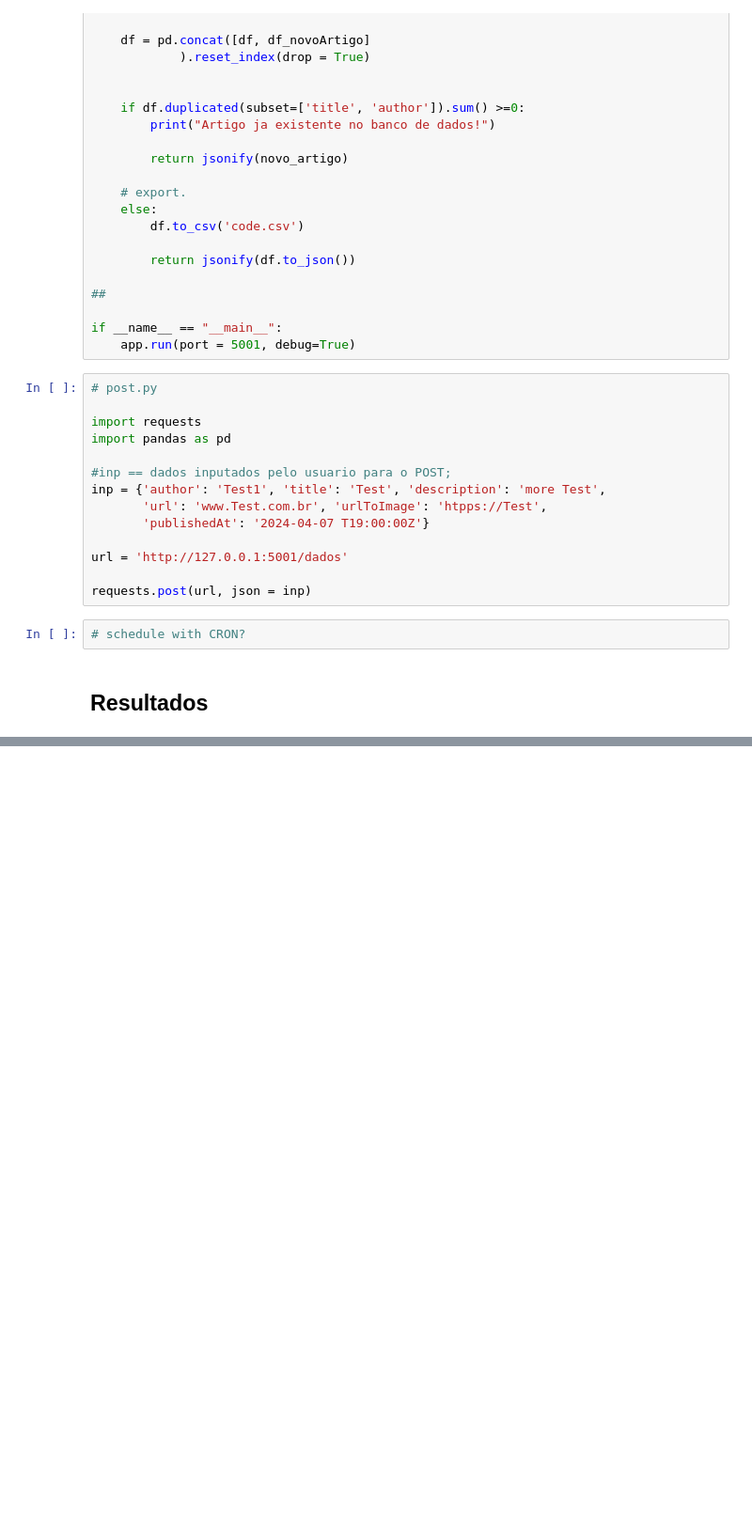
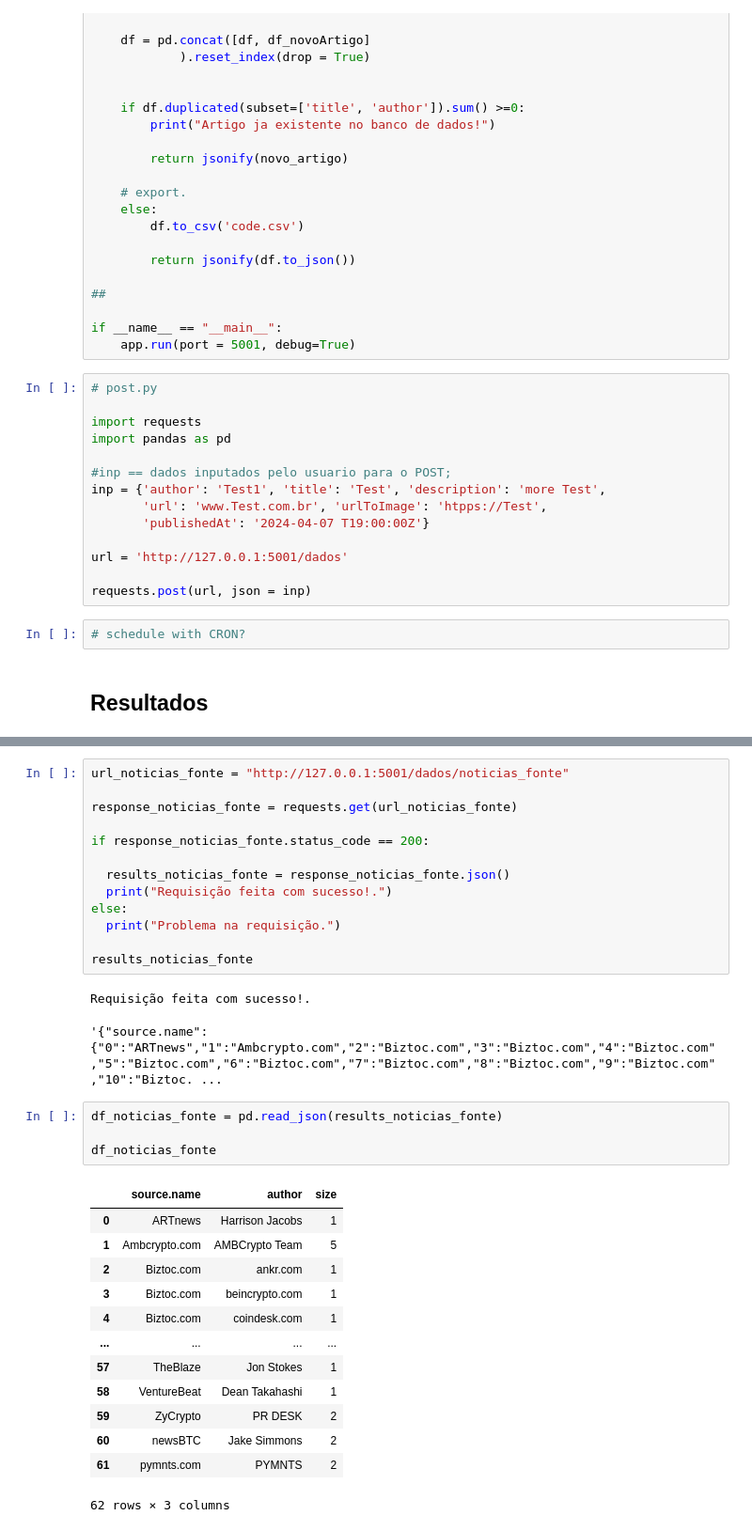
Before and after one commit to zrossj/SantanderCoders-API_WORK_v2, a Jupyter notebook: Projeto_4/Apresentacao_notebook.ipynb, the cells around one changed output, grey strips where cells are left out. Shown at 94% size. Drawn from its saved outputs; the diff is of its cells as text; blank space fills up the shorter version.

```diff
--- a/Projeto_4/Apresentacao_notebook.ipynb
+++ b/Projeto_4/Apresentacao_notebook.ipynb
@@ -229,0 +356,34 @@ requests.post(url, json = inp)
+# %%
+url_noticias_fonte = "http://127.0.0.1:5001/dados/noticias_fonte"
+
+response_noticias_fonte = requests.get(url_noticias_fonte)
+
+if response_noticias_fonte.status_code == 200:
+
+  results_noticias_fonte = response_noticias_fonte.json()
+  print("Requisição feita com sucesso!.")
+else:
+  print("Problema na requisição.")
+
+results_noticias_fonte
+# %% [output]
+Requisição feita com sucesso!.
+'{"source.name":{"0":"ARTnews","1":"Ambcrypto.com","2":"Biztoc.com","3":"Biztoc.com","4":"Biztoc.com","5":"Biztoc.com","6":"Biztoc.com","7":"Biztoc.com","8":"Biztoc.com","9":"Biztoc.com","10":"Biztoc. ...
+# %%
+df_noticias_fonte = pd.read_json(results_noticias_fonte)
+
+df_noticias_fonte
+# %% [output]
+|  | source.name | author | size |
+| 0 | ARTnews | Harrison Jacobs | 1 |
+| 1 | Ambcrypto.com | AMBCrypto Team | 5 |
+| 2 | Biztoc.com | ankr.com | 1 |
+| 3 | Biztoc.com | beincrypto.com | 1 |
+| 4 | Biztoc.com | coindesk.com | 1 |
+| ... | ... | ... | ... |
+| 57 | TheBlaze | Jon Stokes | 1 |
+| 58 | VentureBeat | Dean Takahashi | 1 |
+| 59 | ZyCrypto | PR DESK | 2 |
+| 60 | newsBTC | Jake Simmons | 2 |
+| 61 | pymnts.com | PYMNTS | 2 |
+62 rows × 3 columns
```
Also changed, not shown: parts of 18 cells of this notebook, 9 other files.
